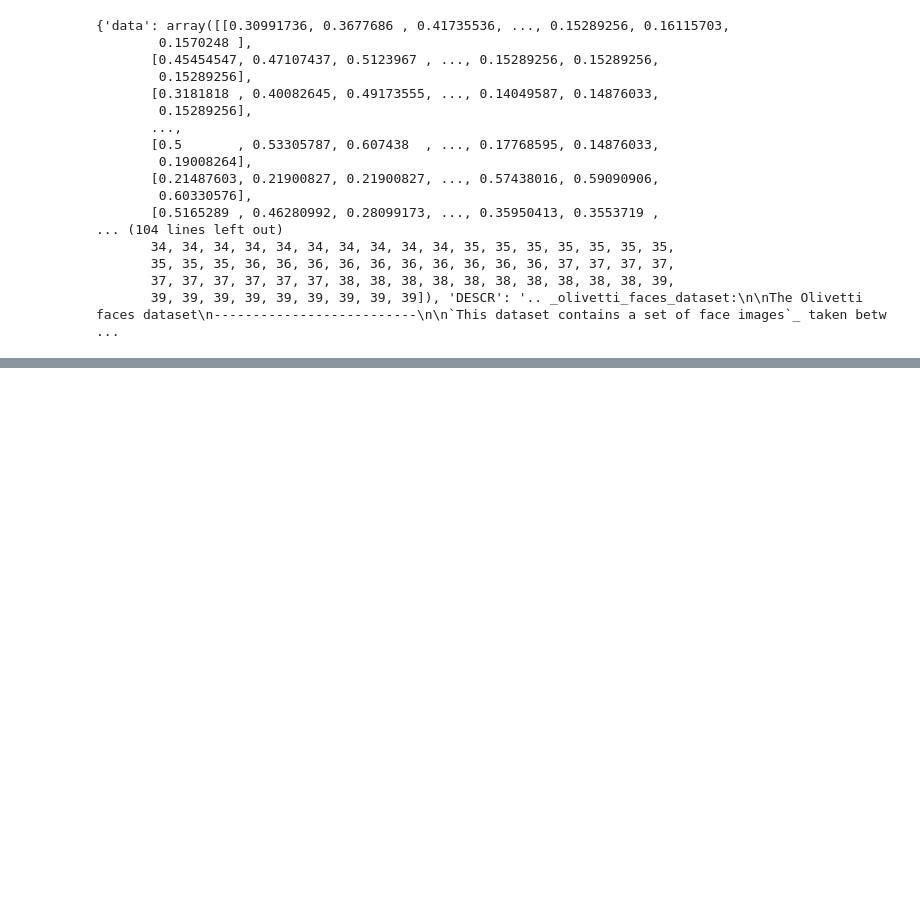
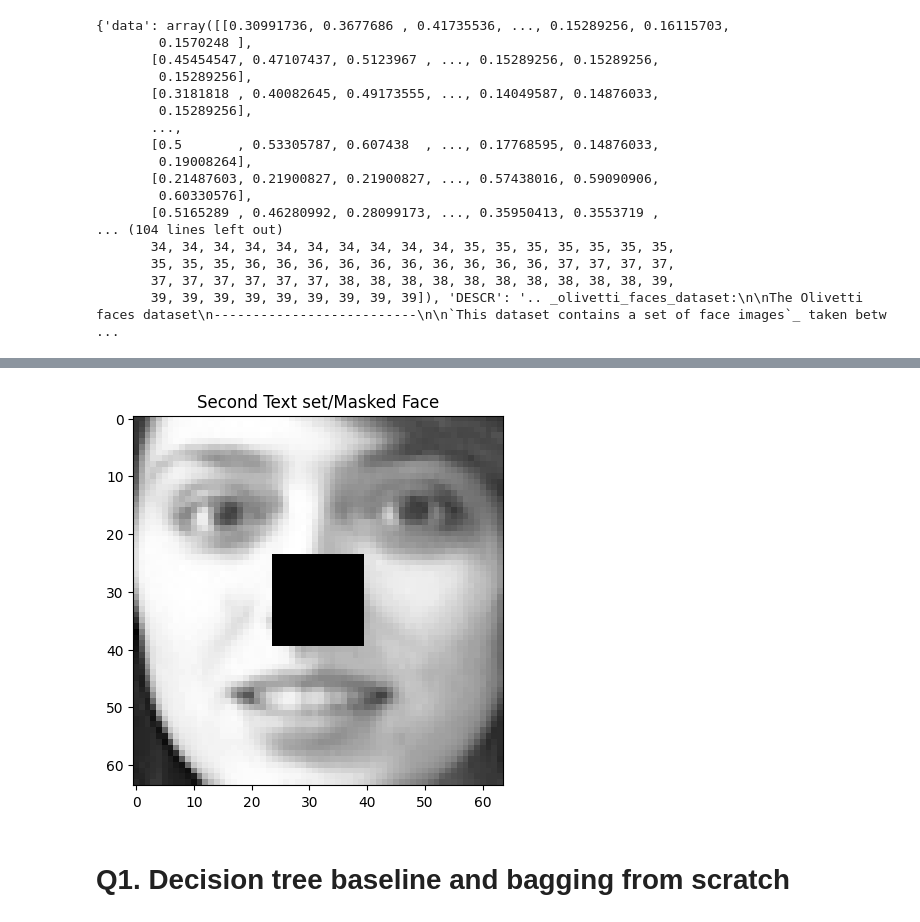
Before and after one commit to NiteshKrMandal/ML-Assignment-2, a Jupyter notebook: ml-assignment-2.ipynb, the cells around one changed output, grey strips where cells are left out. Cells and saved outputs as stored; diff of their text form; code cells hidden in the pictures; blank space fills up the shorter version.

```diff
--- a/ml-assignment-2.ipynb
+++ b/ml-assignment-2.ipynb
@@ -34,0 +81,13 @@ print(data)
+# %%
+Xtest_mask=X_test.copy()
+Xtest_mask=Xtest_mask.reshape(-1,64,64)
+Xtest_mask[:,24:40,24:40]=0
+Xtest_mask=Xtest_mask.reshape(-1,4096)
+# %%
+plt.imshow(Xtest_mask[14].reshape(64, 64), cmap="gray")
+plt.title("Second Text set/Masked Face")
+plt.show()
+# %% [output]
+[figure, added]
+# %% [markdown]
+# Q1. Decision tree baseline and bagging from scratch
```
Also changed, not shown: parts of 12 cells of this notebook.
